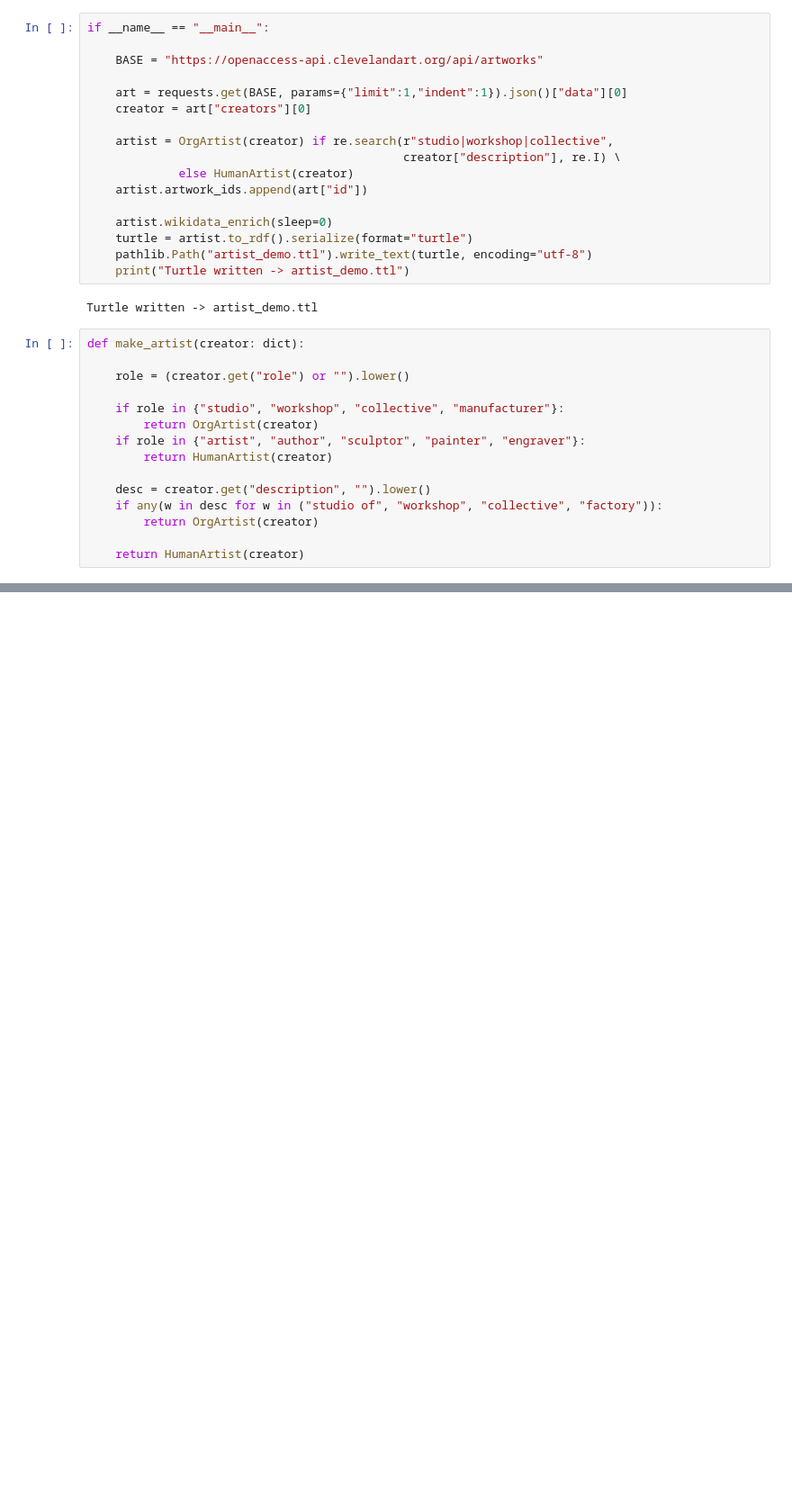
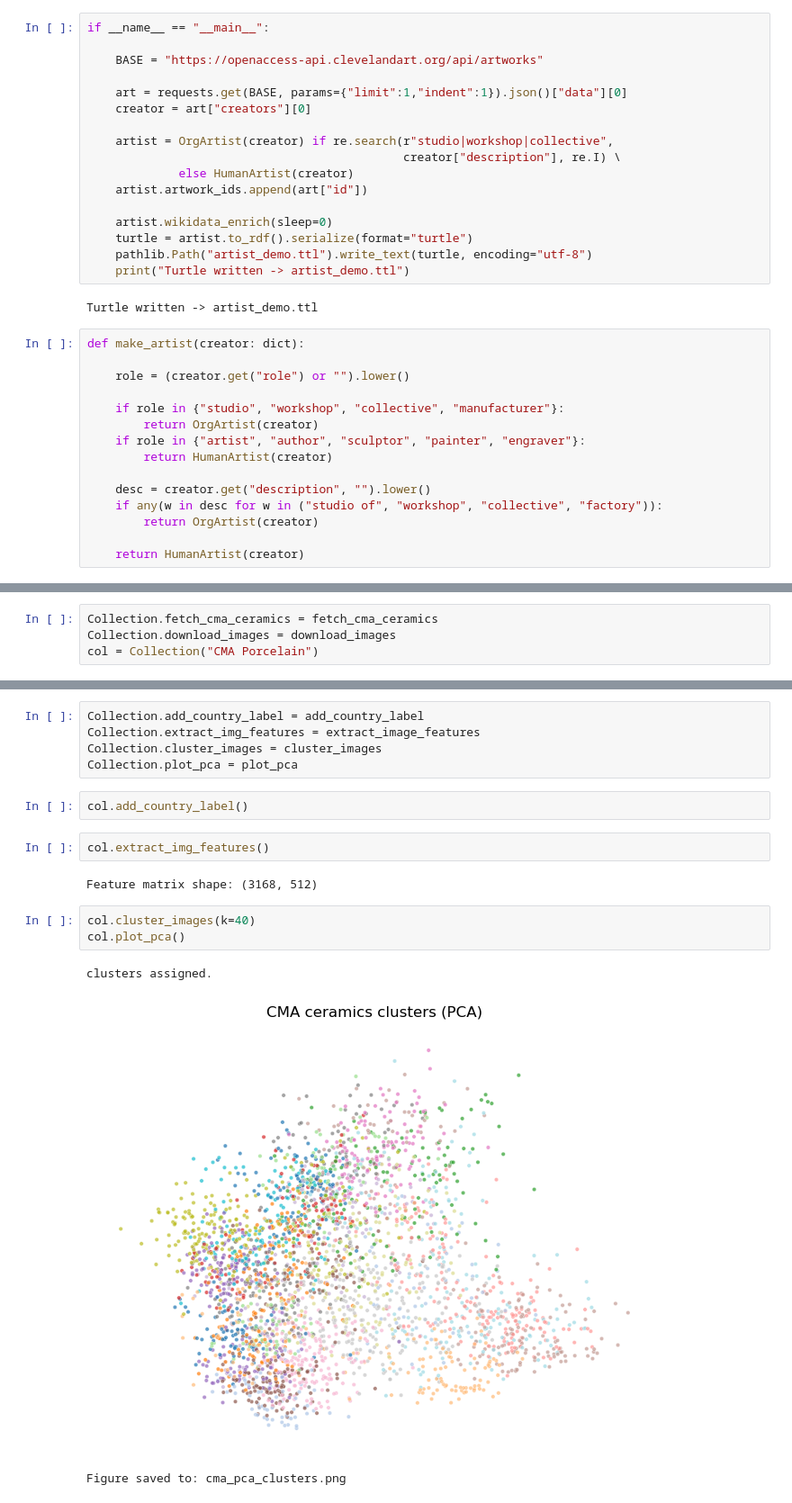
Before and after one commit to yfgann/ACTH25_project, a Jupyter notebook: class1.ipynb, the cells around one changed output, grey strips where cells are left out. Shown: that part at 90% size. Cells and saved outputs as stored; diff of their text form; blank space fills up the shorter version.

Commit message:
feat: imaged-based ML ceramic

```diff
--- a/class1.ipynb
+++ b/class1.ipynb
@@ -850,0 +1087,4 @@ RDF exported to collection.ttl
+# %%
+Collection.fetch_cma_ceramics = fetch_cma_ceramics
+Collection.download_images = download_images
+col = Collection("CMA Porcelain")
@@ -850,0 +1106,18 @@ RDF exported to collection.ttl
+# %%
+Collection.add_country_label = add_country_label
+Collection.extract_img_features = extract_image_features
+Collection.cluster_images = cluster_images
+Collection.plot_pca = plot_pca
+# %%
+col.add_country_label()
+# %%
+col.extract_img_features()
+# %% [output]
+Feature matrix shape: (3168, 512)
+# %%
+col.cluster_images(k=40)
+col.plot_pca()
+# %% [output]
+clusters assigned.
+[figure, added]
+Figure saved to: cma_pca_clusters.png
```
Also changed, not shown: parts of 17 cells of this notebook.
